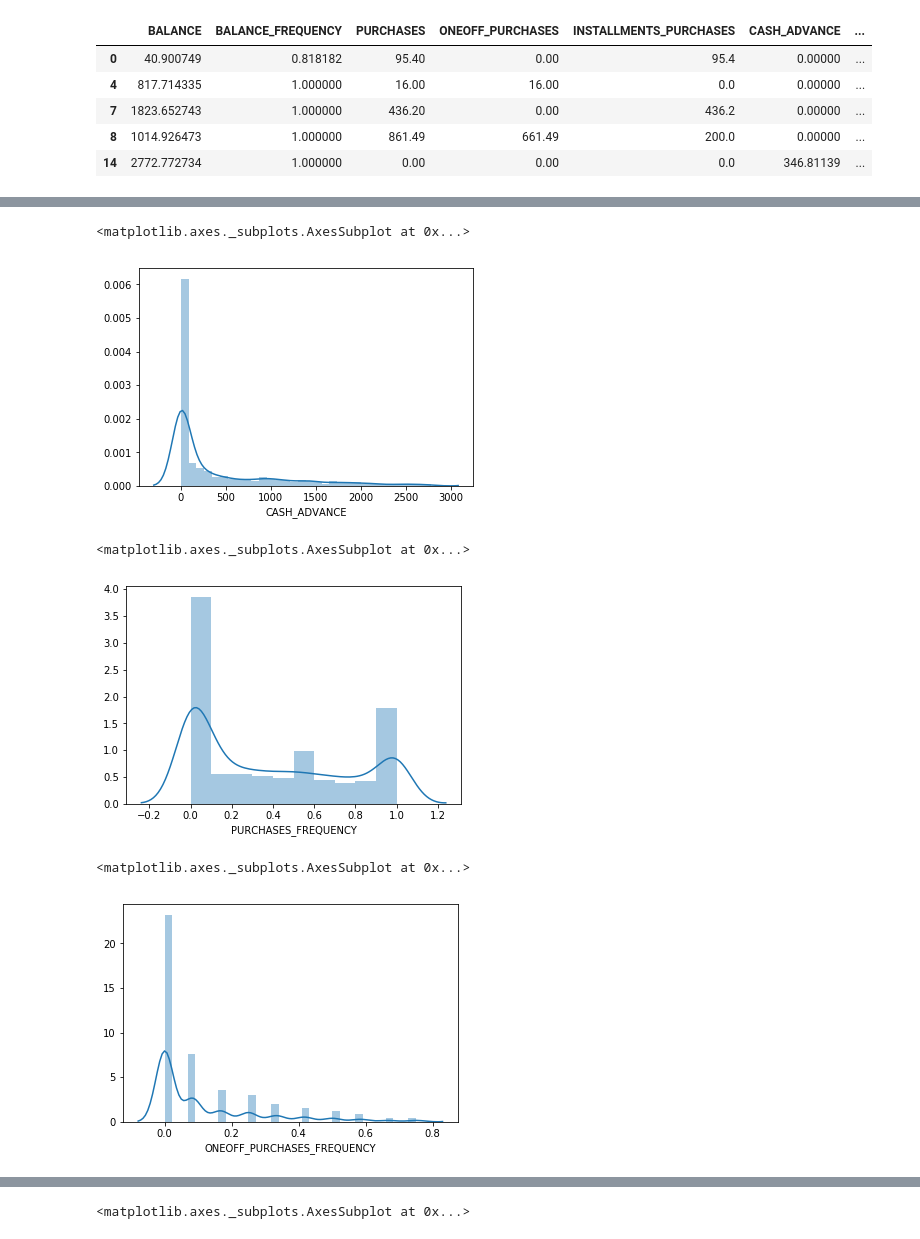
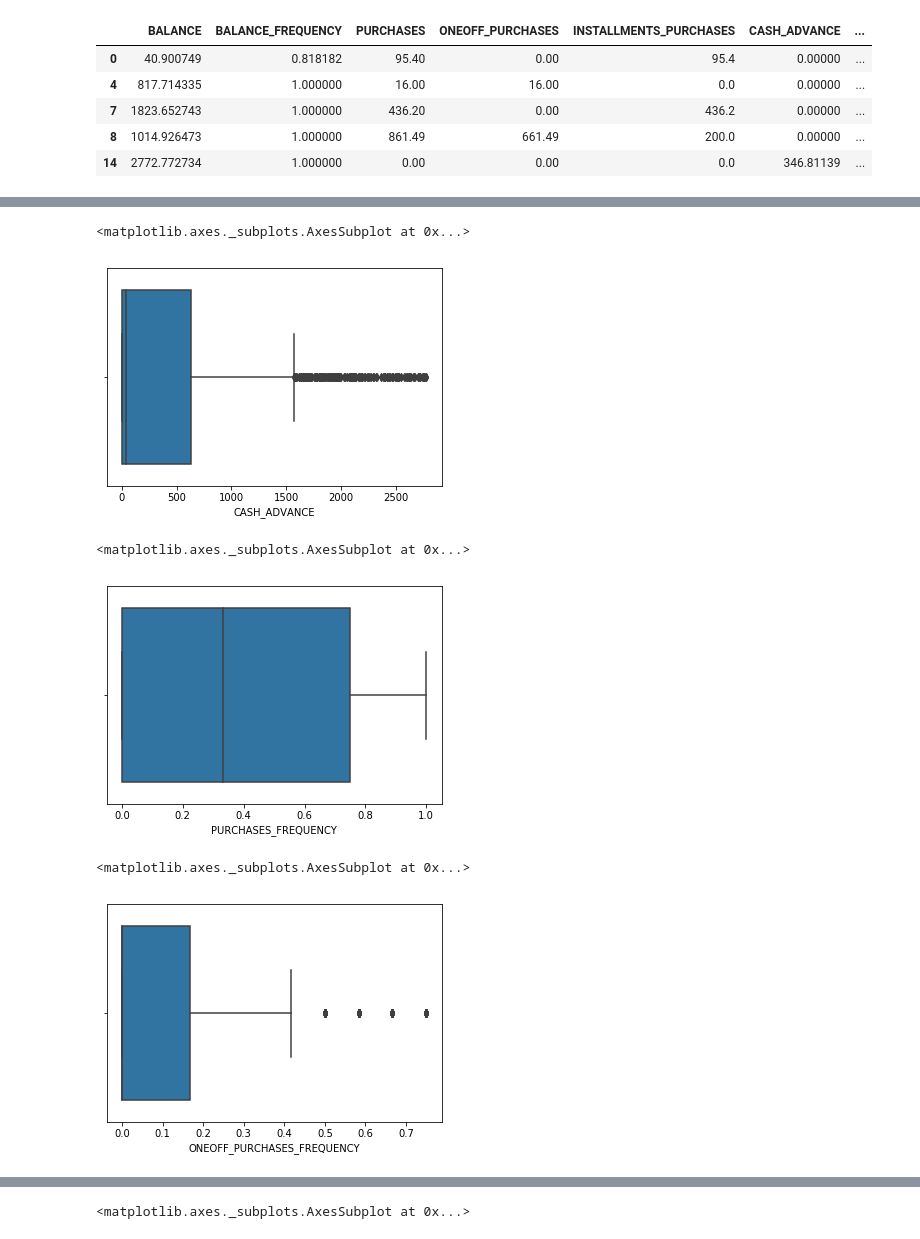
Before and after one commit to mohan-aditya05/credit_card_customer_segmentation, a Jupyter notebook: Credit Card-Segmentation.ipynb, the cells around one changed output, grey strips where cells are left out. Saved outputs shown, nothing was run; the diff lists cells and outputs as text; code cells hidden in the pictures.

```diff
--- a/Credit Card-Segmentation.ipynb
+++ b/Credit Card-Segmentation.ipynb
@@ -117,16 +117,16 @@ sns.distplot(df['INSTALLMENTS_PURCHASES'])
 # %%
-sns.distplot(df['CASH_ADVANCE'])
+sns.boxplot(df['CASH_ADVANCE'])
 # %% [output]
 <matplotlib.axes._subplots.AxesSubplot at 0x...>
-[figure, old version]
+[figure, new version]
 # %%
-sns.distplot(df['PURCHASES_FREQUENCY'])
+sns.boxplot(df['PURCHASES_FREQUENCY'])
 # %% [output]
 <matplotlib.axes._subplots.AxesSubplot at 0x...>
-[figure, old version]
+[figure, new version]
 # %%
-sns.distplot(df['ONEOFF_PURCHASES_FREQUENCY'])
+sns.boxplot(df['ONEOFF_PURCHASES_FREQUENCY'])
 # %% [output]
 <matplotlib.axes._subplots.AxesSubplot at 0x...>
-[figure, old version]
+[figure, new version]
 # %%
```
Also changed, not shown: parts of 92 cells of this notebook.
